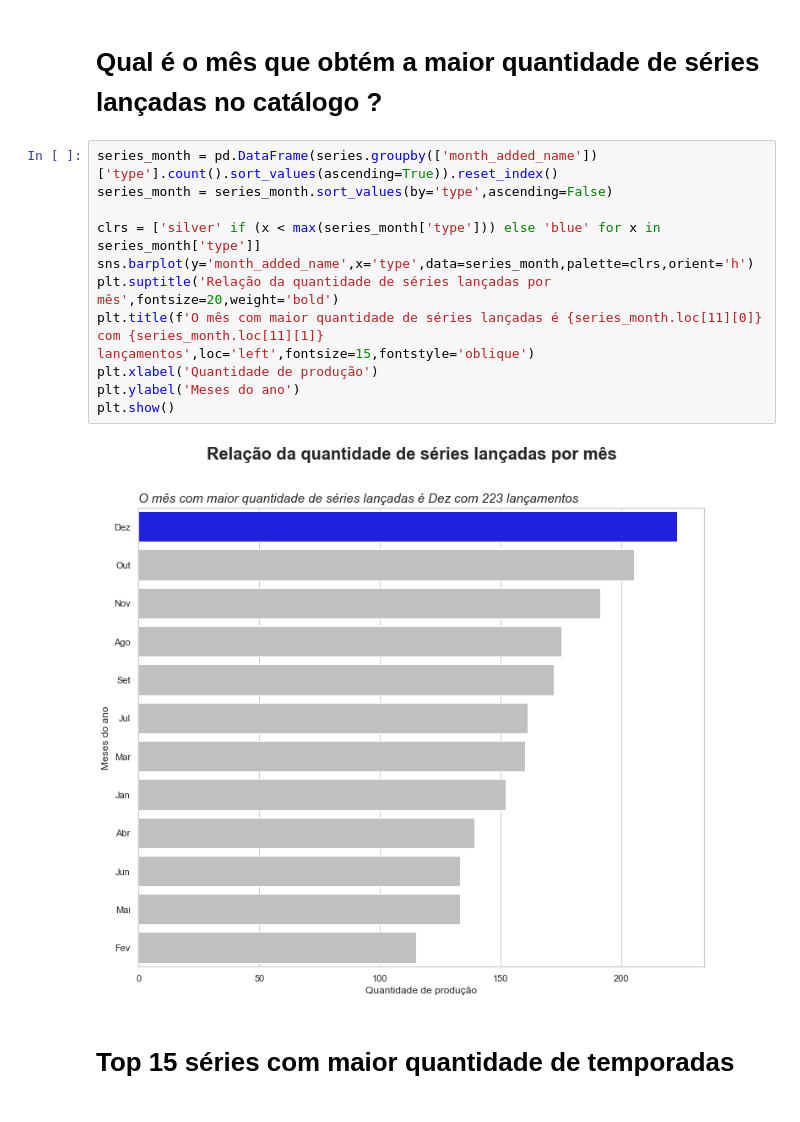
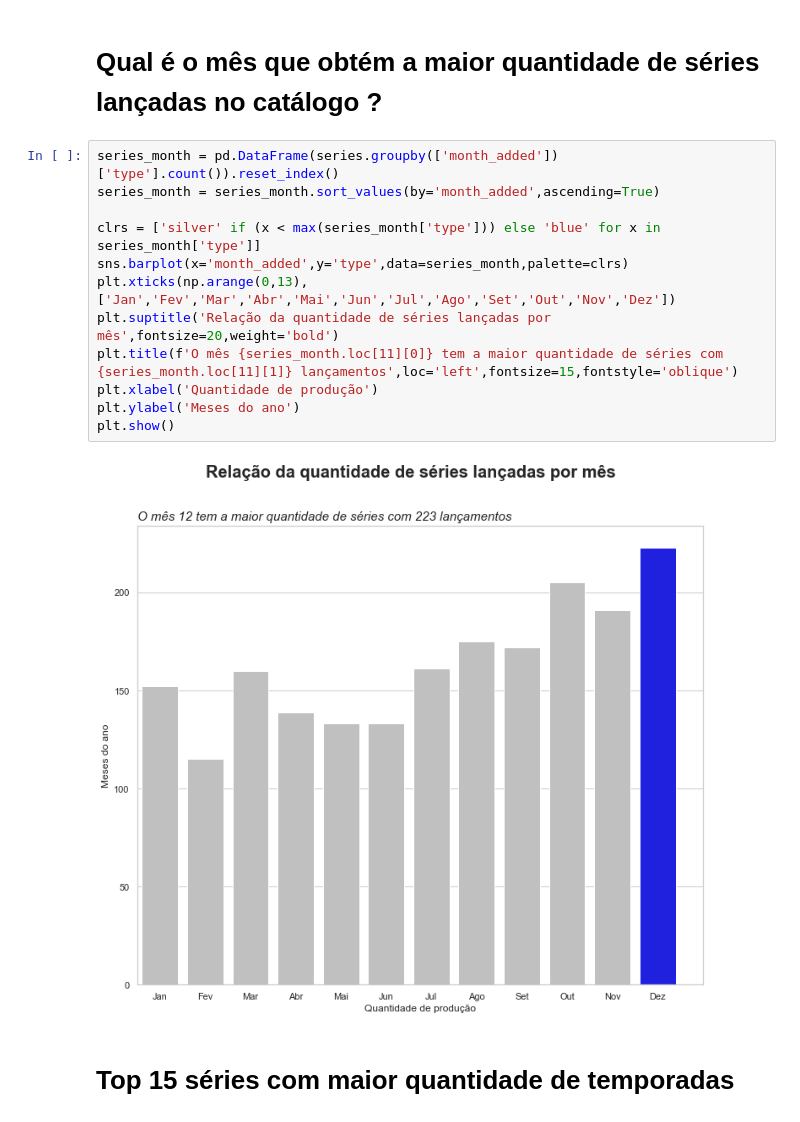
Before and after one commit to Alves-Eduarda/Netflix_dataset, a Jupyter notebook: Netflix.ipynb, the cells around one changed output. Saved outputs shown, nothing was run; the diff lists cells and outputs as text.

```diff
--- a/Netflix.ipynb
+++ b/Netflix.ipynb
@@ -165,18 +173,19 @@ plt.show()
 # %% [markdown]
 # Qual é o mês que obtém a maior quantidade de séries lançadas no catálogo ?
 # %%
-series_month = pd.DataFrame(series.groupby(['month_added_name'])['type'].count().sort_values(ascending=True)).reset_index()
-series_month = series_month.sort_values(by='type',ascending=False)
+series_month = pd.DataFrame(series.groupby(['month_added'])['type'].count()).reset_index()
+series_month = series_month.sort_values(by='month_added',ascending=True)
 
 clrs = ['silver' if (x < max(series_month['type'])) else 'blue' for x in  series_month['type']]
-sns.barplot(y='month_added_name',x='type',data=series_month,palette=clrs,orient='h')
+sns.barplot(x='month_added',y='type',data=series_month,palette=clrs)
+plt.xticks(np.arange(0,13),['Jan','Fev','Mar','Abr','Mai','Jun','Jul','Ago','Set','Out','Nov','Dez'])
 plt.suptitle('Relação da quantidade de séries lançadas por mês',fontsize=20,weight='bold')
-plt.title(f'O mês com maior quantidade de séries lançadas é {series_month.loc[11][0]} com {series_month.loc[11][1]} lançamentos',loc='left',fontsize=15,fontstyle='oblique')
+plt.title(f'O mês {series_month.loc[11][0]} tem a maior quantidade de séries com {series_month.loc[11][1]} lançamentos',loc='left',fontsize=15,fontstyle='oblique')
 plt.xlabel('Quantidade de produção')
 plt.ylabel('Meses do ano')
 plt.show()
 # %% [output]
-[figure, old version]
+[figure, new version]
 # %% [markdown]
 # Top 15 séries com maior quantidade de temporadas
 # %%
```
Also changed, not shown: parts of 15 cells of this notebook.
